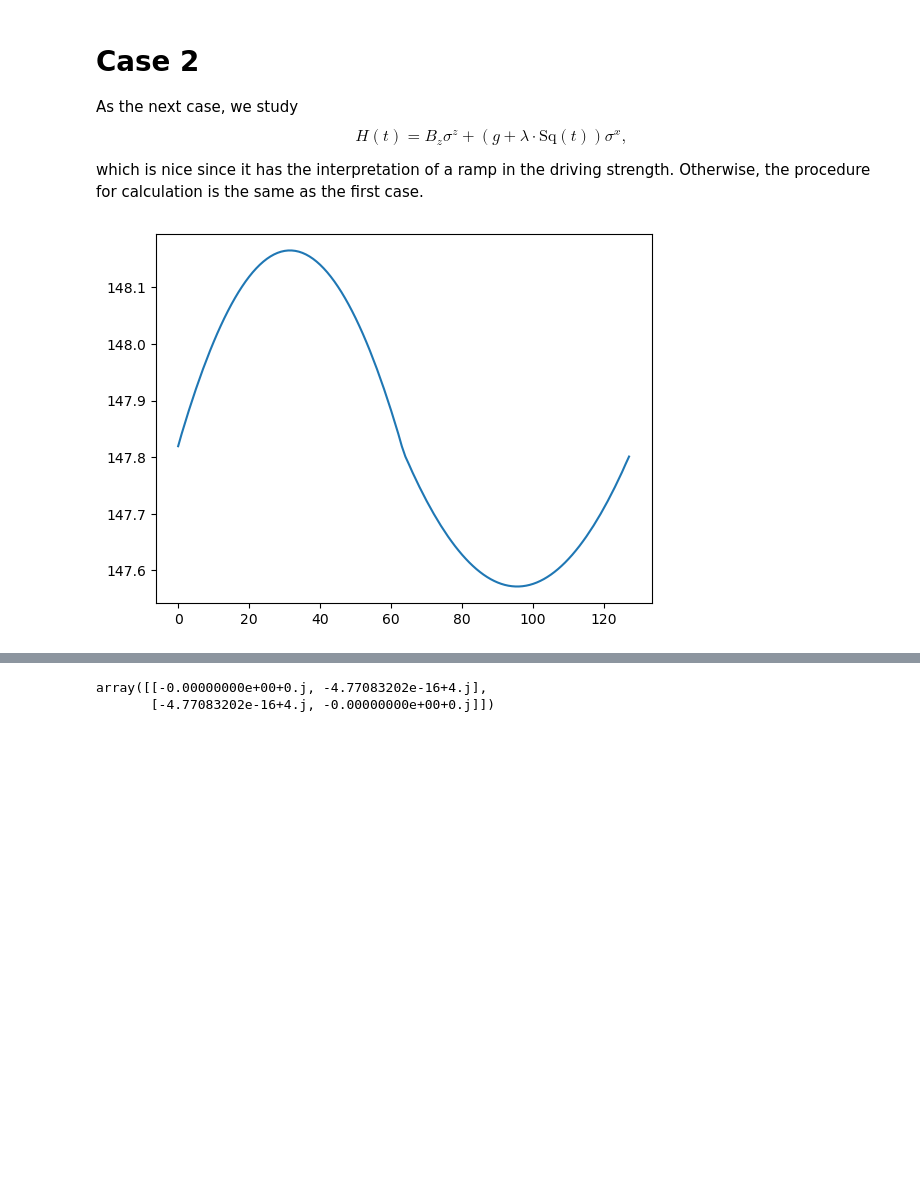
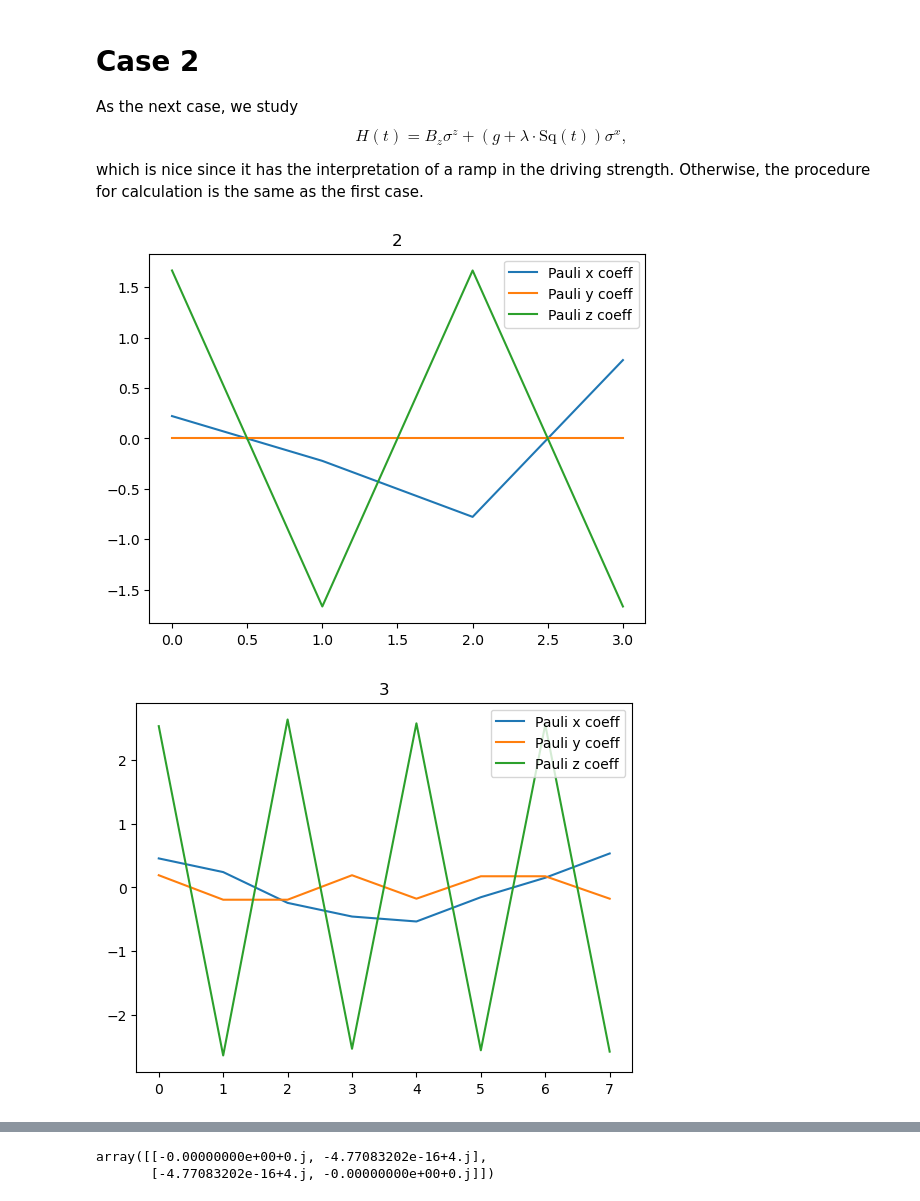
Before and after one commit to jwalkling/Walsh-FCD, a Jupyter notebook: src_code/notebooks/Walsh FCD.ipynb, the cells around one changed output, grey strips where cells are left out. Saved outputs shown, nothing was run; the diff lists cells and outputs as text; code cells hidden in the pictures; blank space fills up the shorter version.

Commit message:
AGP for single lambda working
FEAT: Calculating AGP for a single value of lambda appears to be converging.

```diff
--- a/src_code/notebooks/Walsh FCD.ipynb
+++ b/src_code/notebooks/Walsh FCD.ipynb
@@ -94,7 +96,11 @@ def commutator(A,B):
 
 def D(Op,N): #take some operator [a,b,t] and find the Walsh derivative with respect to the t part.
     Walshd=WalshD(N)
-    drealspace=1/N*sp.hadamard(N)@Walshd@sp.hadamard(N)
-    return np.tensordot(Op, drealspace, axes=([2], [1]))
+    drealspace=-1/N*sp.hadamard(N)@Walshd@sp.hadamard(N) #
+    return np.einsum('ab,jkb->jka', drealspace, Op)  #np.tensordot(Op, drealspace, axes=([2], [1]))
+
+def testS6(Agp, Ht, dlHt, N):
+    Gt=1.j*commutator(Ht,Agp)+D(Agp,N)-dlHt
+    return 1.j*commutator(Ht,Gt)+D(Gt,N)
 # %%
 #Testing the derivative
@@ -314,27 +336,42 @@ def AGP_vary_A(lam, Ops, DOps, sz, sx, Sqtsx, N):
 
     # Construct approximate AGP
     AGPapprox = np.einsum('j,jabt->abt', Xvector, Ops)
-
-    return AGPapprox
+    constraint = testS6(AGPapprox, Ht, dlHt, int(NOs/3)) #Find the number of modes from number of operators.
+    return AGPapprox, constraint
 # %%
-lambdas=np.arange(0,10,1)
-n=7
-N=2**n
-#Generate operator set
-Ops=genOs(N)
-DOps=genDOs(N)
+#lambdas=np.arange(0,10,1)
 
-sz=Ops[2]
-sx=Ops[0]
-Sqtsx=Ops[int(N/2)*3] #sx is multiples of 3, square wave is the N/2th mode.
+constraints=[]
 
-#Calculate for a specific lambda and plot
-AGP_approx=AGP_vary_A(0.1, Ops, DOps, sz, sx, Sqtsx, N)
-plt.plot(np.abs(AGP_approx[1,1,:]))
+nvals=np.arange(2,10,1) #11
 
-#Decompose into different paulis
-funcs=Paulit(AGP_approx)
+for n in nvals:
+    N=2**n
+    #Generate operator set
+    Ops=genOs(N)
+    DOps=genDOs(N)
+
+    sz=Ops[2]
+    sx=Ops[0]
+    Sqtsx=Ops[int(N/2)*3] #sx is multiples of 3, square wave is the N/2th mode.
+
+    #Calculate for a specific lambda and plot
+    AGP_approx,constraint=AGP_vary_A(0.3, Ops, DOps, sz, sx, Sqtsx, N) #0.1
+    #plt.plot(np.abs(AGP_approx[1,1,:]))
+
+    #plt.show()
+    constraints.append(constraint)
+    #Decompose into different paulis
+    funcs=Paulit(AGP_approx)
+    plt.plot(funcs[0,:], label="Pauli x coeff")
+    plt.plot(funcs[1,:], label="Pauli y coeff")
+    plt.plot(funcs[2,:], label="Pauli z coeff")
+    plt.title(n)
+    plt.legend()
+    plt.show()
+
 # for lam in lambdas:
 #     AGP_vary_A(lam, Ops, DOps, sz, sx, Sqtsx, N)
 # %% [output]
-[figure, old version]
+[figure, new version]
+[figure, added]
```
Also changed, not shown: parts of 12 cells of this notebook.
